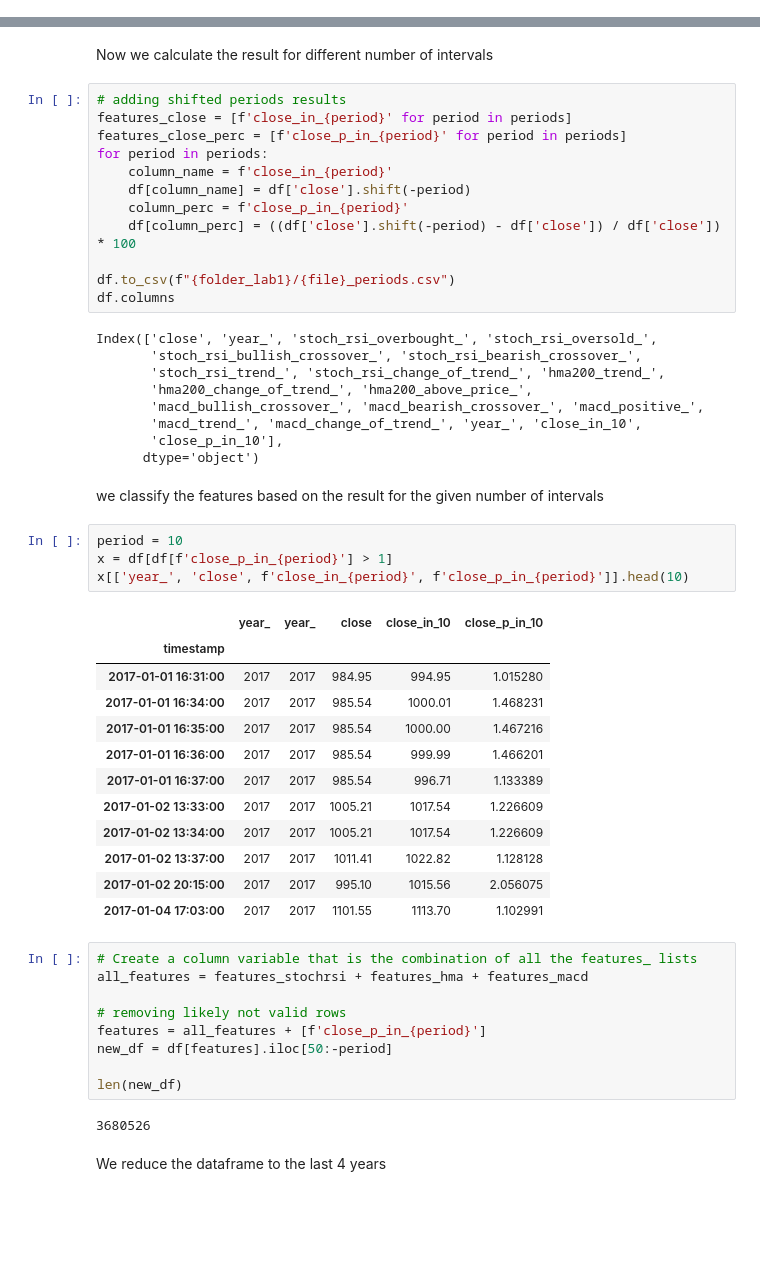
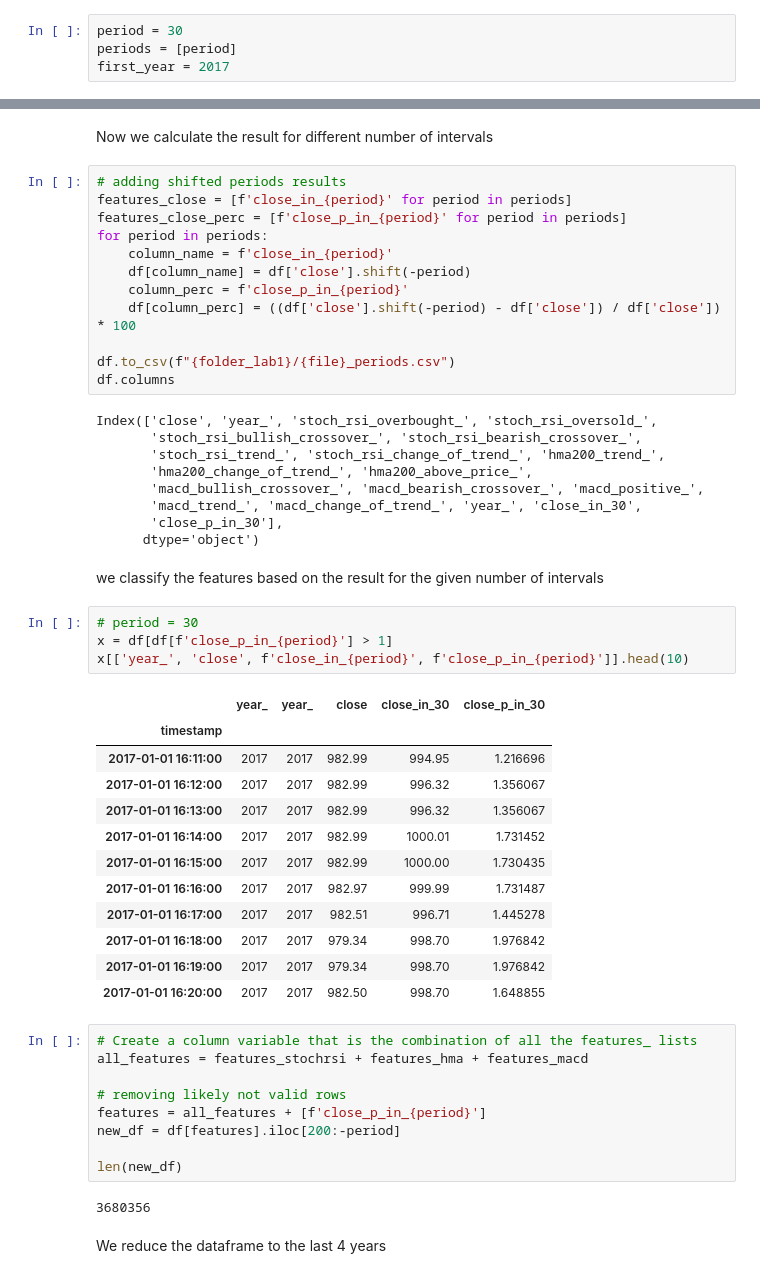
Before and after one commit to alessioricco/SCALP, a Jupyter notebook: nb_find_attributes.ipynb, the cells around one changed output, grey strips where cells are left out. Cells and saved outputs as stored; diff of their text form; blank space fills up the shorter version.

```diff
--- a/nb_find_attributes.ipynb
+++ b/nb_find_attributes.ipynb
@@ -24,6 +22,10 @@ df = pd.read_csv(f"{folder}/{file}")
 len(df)
 # %% [output]
 3680586
+# %%
+period = 30
+periods = [period]
+first_year = 2017
 # %%
 df['timestamp'] = pd.to_datetime(df['timestamp'])
 df['year_'] = df['timestamp'].dt.year
@@ -87,39 +100,39 @@ Index(['close', 'year_', 'stoch_rsi_overbought_', 'stoch_rsi_oversold_',
        'stoch_rsi_trend_', 'stoch_rsi_change_of_trend_', 'hma200_trend_',
        'hma200_change_of_trend_', 'hma200_above_price_',
        'macd_bullish_crossover_', 'macd_bearish_crossover_', 'macd_positive_',
-       'macd_trend_', 'macd_change_of_trend_', 'year_', 'close_in_10',
-       'close_p_in_10'],
+       'macd_trend_', 'macd_change_of_trend_', 'year_', 'close_in_30',
+       'close_p_in_30'],
       dtype='object')
 # %% [markdown]
 we classify the features based on the result for the given number of intervals
 # %%
-period = 10
+# period = 30
 x = df[df[f'close_p_in_{period}'] > 1]
 x[['year_', 'close', f'close_in_{period}', f'close_p_in_{period}']].head(10)
 # %% [output]
-|  | year_ | year_ | close | close_in_10 | close_p_in_10 |
+|  | year_ | year_ | close | close_in_30 | close_p_in_30 |
 | timestamp |  |  |  |  |  |
-| 2017-01-01 16:31:00 | 2017 | 2017 | 984.95 | 994.95 | 1.015280 |
-| 2017-01-01 16:34:00 | 2017 | 2017 | 985.54 | 1000.01 | 1.468231 |
-| 2017-01-01 16:35:00 | 2017 | 2017 | 985.54 | 1000.00 | 1.467216 |
-| 2017-01-01 16:36:00 | 2017 | 2017 | 985.54 | 999.99 | 1.466201 |
-| 2017-01-01 16:37:00 | 2017 | 2017 | 985.54 | 996.71 | 1.133389 |
-| 2017-01-02 13:33:00 | 2017 | 2017 | 1005.21 | 1017.54 | 1.226609 |
-| 2017-01-02 13:34:00 | 2017 | 2017 | 1005.21 | 1017.54 | 1.226609 |
-| 2017-01-02 13:37:00 | 2017 | 2017 | 1011.41 | 1022.82 | 1.128128 |
-| 2017-01-02 20:15:00 | 2017 | 2017 | 995.10 | 1015.56 | 2.056075 |
-| 2017-01-04 17:03:00 | 2017 | 2017 | 1101.55 | 1113.70 | 1.102991 |
+| 2017-01-01 16:11:00 | 2017 | 2017 | 982.99 | 994.95 | 1.216696 |
+| 2017-01-01 16:12:00 | 2017 | 2017 | 982.99 | 996.32 | 1.356067 |
+| 2017-01-01 16:13:00 | 2017 | 2017 | 982.99 | 996.32 | 1.356067 |
+| 2017-01-01 16:14:00 | 2017 | 2017 | 982.99 | 1000.01 | 1.731452 |
+| 2017-01-01 16:15:00 | 2017 | 2017 | 982.99 | 1000.00 | 1.730435 |
+| 2017-01-01 16:16:00 | 2017 | 2017 | 982.97 | 999.99 | 1.731487 |
+| 2017-01-01 16:17:00 | 2017 | 2017 | 982.51 | 996.71 | 1.445278 |
+| 2017-01-01 16:18:00 | 2017 | 2017 | 979.34 | 998.70 | 1.976842 |
+| 2017-01-01 16:19:00 | 2017 | 2017 | 979.34 | 998.70 | 1.976842 |
+| 2017-01-01 16:20:00 | 2017 | 2017 | 982.50 | 998.70 | 1.648855 |
 # %%
 # Create a column variable that is the combination of all the features_ lists
 all_features = features_stochrsi + features_hma + features_macd
 
 # removing likely not valid rows
 features = all_features + [f'close_p_in_{period}']
-new_df = df[features].iloc[50:-period]
+new_df = df[features].iloc[200:-period]
 
 len(new_df)
 # %% [output]
-3680526
+3680356
 # %% [markdown]
 We reduce the dataframe to the last 4 years
 # %%
```
Also changed, not shown: parts of 14 cells of this notebook, 1 other file.
